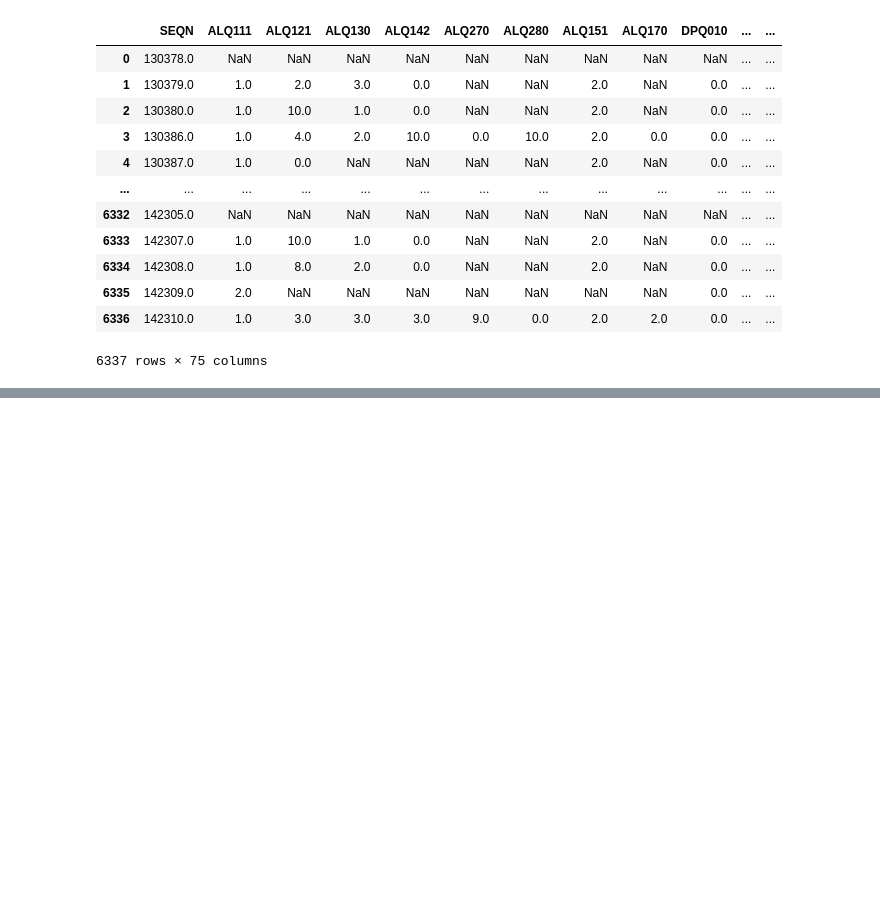
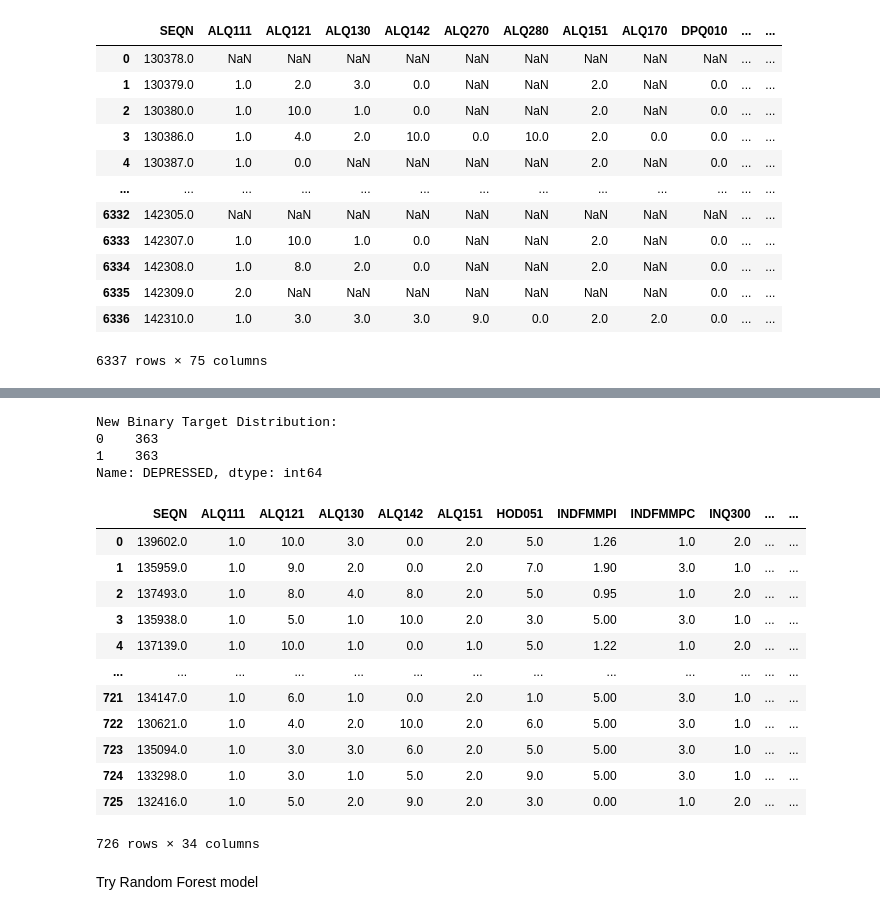
Before and after one commit to simon-rupp/ML_Final_Project, a Jupyter notebook: Project_Script.ipynb, the cells around one changed output, grey strips where cells are left out. Saved outputs shown, nothing was run; the diff lists cells and outputs as text; code cells hidden in the pictures; blank space fills up the shorter version.

Commit message:
more progress - lots of preprocessing. Getting decent results on binary prediction (depressed vs not depressed) using randomforest.

```diff
--- a/Project_Script.ipynb
+++ b/Project_Script.ipynb
@@ -137,2 +167,23 @@ PAD810Q: 0.11%
 PAD680: 0.09%
 SMQ020: 0.03%
+# %%
+# need just one column for depression score not individual questions, but keep dpq sum column
+merged_df = merged_df.drop(columns=merged_df.columns[merged_df.columns.str.startswith("DPQ") & ~merged_df.columns.str.startswith("DPQSUM")])
+
+# dpqsum at end
+merged_df = merged_df[[c for c in merged_df if c != 'DPQSUM'] + ['DPQSUM']]
+# %%
+# split up target (dpqsum) two different ways: binary (depressed or not) and continuous (minimal, mild, moderate, moderately severe, severe)
+# Binary: 0-9 not depressed, 10-27 depressed
+# Continuous: 0-4 minimal, 5-9 mild, 10-14 moderate, 15-19 moderately severe, 20-27 severe
+
+# add binary target
+merged_df["DEPRESSED"] = merged_df["DPQSUM"].apply(lambda x: 1 if x >= 10 else 0)
+# add continuous target 1-5
+merged_df["DEPRESSION_LEVEL"] = merged_df["DPQSUM"].apply(lambda x: 1 if x < 5 else 2 if x < 10 else 3 if x < 15 else 4 if x < 20 else 5)
+
+# distribution of these targets
+print("Binary Target Distribution:")
+print(merged_df["DEPRESSED"].value_counts())
+print("Continuous Target Distribution:")
+print(merged_df["DEPRESSION_LEVEL"].value_counts())
@@ -138,0 +202,39 @@ SMQ020: 0.03%
+# %%
+not_depressed = merged_df[merged_df['DEPRESSED'] == 0]
+depressed = merged_df[merged_df['DEPRESSED'] == 1]
+
+# randomly remove some not depressed samples to balance the dataset
+not_depressed_downsampled = resample(not_depressed,
+                                     replace=False,
+                                     n_samples=len(depressed),
+                                     random_state=42)
+
+balanced_df = pd.concat([not_depressed_downsampled, depressed])
+balanced_df = balanced_df.sample(frac=1, random_state=42).reset_index(drop=True)
+
+print("New Binary Target Distribution:")
+print(balanced_df['DEPRESSED'].value_counts())
+# %% [output]
+New Binary Target Distribution:
+0    363
+1    363
+Name: DEPRESSED, dtype: int64
+# %%
+# remove dpqsum column
+balanced_df = balanced_df.drop(columns="DPQSUM")
+# %%
+display(balanced_df)
+# %% [output]
+|  | SEQN | ALQ111 | ALQ121 | ALQ130 | ALQ142 | ALQ151 | HOD051 | INDFMMPI | INDFMMPC | INQ300 | ... | ... |
+| 0 | 139602.0 | 1.0 | 10.0 | 3.0 | 0.0 | 2.0 | 5.0 | 1.26 | 1.0 | 2.0 | ... | ... |
+| 1 | 135959.0 | 1.0 | 9.0 | 2.0 | 0.0 | 2.0 | 7.0 | 1.90 | 3.0 | 1.0 | ... | ... |
+| 2 | 137493.0 | 1.0 | 8.0 | 4.0 | 8.0 | 2.0 | 5.0 | 0.95 | 1.0 | 2.0 | ... | ... |
+| 3 | 135938.0 | 1.0 | 5.0 | 1.0 | 10.0 | 2.0 | 3.0 | 5.00 | 3.0 | 1.0 | ... | ... |
+| 4 | 137139.0 | 1.0 | 10.0 | 1.0 | 0.0 | 1.0 | 5.0 | 1.22 | 1.0 | 2.0 | ... | ... |
+| ... | ... | ... | ... | ... | ... | ... | ... | ... | ... | ... | ... | ... |
+| 721 | 134147.0 | 1.0 | 6.0 | 1.0 | 0.0 | 2.0 | 1.0 | 5.00 | 3.0 | 1.0 | ... | ... |
+| 722 | 130621.0 | 1.0 | 4.0 | 2.0 | 10.0 | 2.0 | 6.0 | 5.00 | 3.0 | 1.0 | ... | ... |
+| 723 | 135094.0 | 1.0 | 3.0 | 3.0 | 6.0 | 2.0 | 5.0 | 5.00 | 3.0 | 1.0 | ... | ... |
+| 724 | 133298.0 | 1.0 | 3.0 | 1.0 | 5.0 | 2.0 | 9.0 | 5.00 | 3.0 | 1.0 | ... | ... |
+| 725 | 132416.0 | 1.0 | 5.0 | 2.0 | 9.0 | 2.0 | 3.0 | 0.00 | 1.0 | 2.0 | ... | ... |
+726 rows × 34 columns
@@ -138,0 +263,2 @@ SMQ020: 0.03%
+# %% [markdown]
+Try Random Forest model
```
Also changed, not shown: parts of 8 cells of this notebook.
